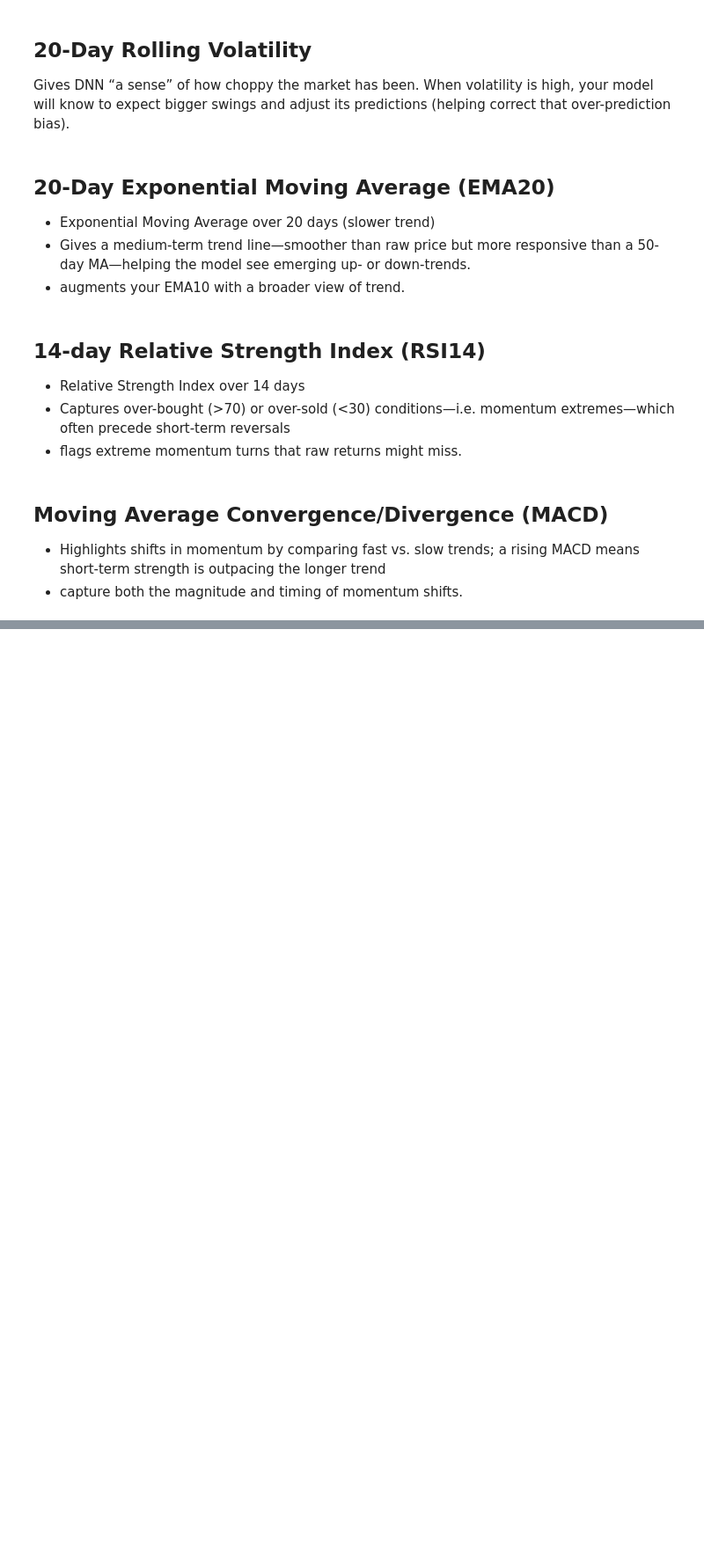
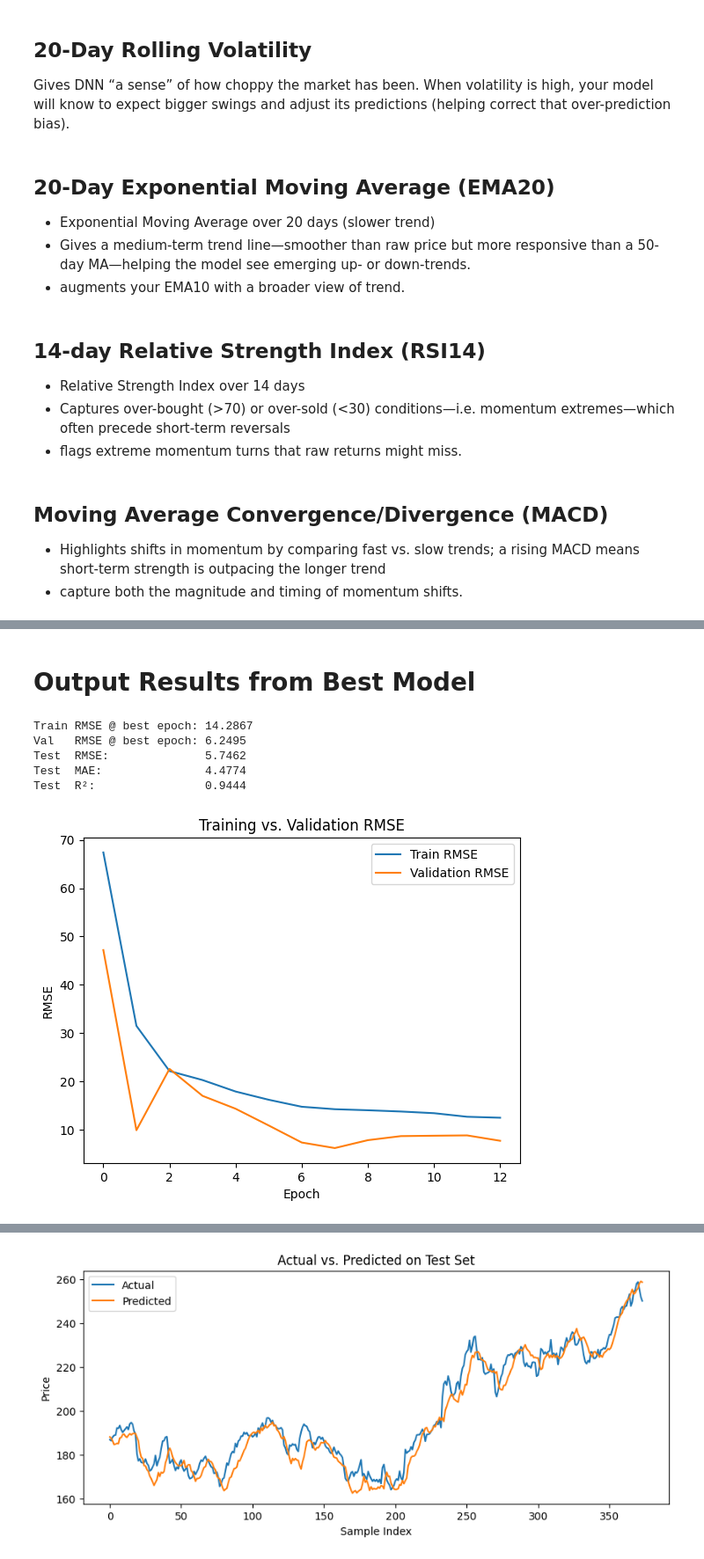
Before and after one commit to d1ananguyen/stock-market-prediction-project, a Jupyter notebook: notebooks/diana/models/DNN/dnn_model.ipynb, the cells around one changed output, grey strips where cells are left out. Shown: that part at 88% size. Drawn from its saved outputs; the diff is of its cells as text; code cells hidden in the pictures; blank space fills up the shorter version.

Commit message:
test rmse: 5.7

```diff
--- a/notebooks/diana/models/DNN/dnn_model.ipynb
+++ b/notebooks/diana/models/DNN/dnn_model.ipynb
@@ -371,0 +145,9 @@ plt.show()
+# %%
+window_size = 20  # your chosen look-back
+X_tr_full, y_tr = prep(train_df)
+X_va_full, y_va = prep(val_df)
+X_te_full, y_te = prep(test_df)
+
+X_train, y_train = make_windows(X_tr_full, y_tr, window_size)
+X_val,   y_val   = make_windows(X_va_full, y_va, window_size)
+X_test,  y_test  = make_windows(X_te_full, y_te, window_size)
@@ -371,0 +156,24 @@ plt.show()
+# %%
+def build_dnn(window_size,
+              num_features,
+              layer1_units,
+              layer2_units,
+              dropout_rate,
+              learning_rate):
+    """
+    Builds & compiles a 2-layer DNN with BatchNorm + Dropout.
+    """
+    model = Sequential([
+        Dense(layer1_units, activation='relu',
+              input_shape=(window_size * num_features,)),
+        BatchNormalization(),
+        Dense(layer2_units, activation='relu'),
+        Dropout(dropout_rate),
+        Dense(1)
+    ])
+    model.compile(
+        optimizer=tf.keras.optimizers.Adam(learning_rate),
+        loss='mse',
+        metrics=[tf.keras.metrics.RootMeanSquaredError(name='rmse')]
+    )
+    return model
@@ -371,0 +408,17 @@ plt.show()
+# %% [markdown]
+# Output Results from Best Model
+# %%
+print(f"Train RMSE @ best epoch: {train_rmse:.4f}")
+print(f"Val   RMSE @ best epoch: {val_rmse:.4f}")
+print(f"Test  RMSE:              {test_rmse:.4f}")
+print(f"Test  MAE:               {test_mae:.4f}")
+print(f"Test  R²:                {test_r2:.4f}")
+
+plot_diagnostics(best_history, best_model, X_test, y_test)
+# %% [output]
+Train RMSE @ best epoch: 14.2867
+Val   RMSE @ best epoch: 6.2495
+Test  RMSE:              5.7462
+Test  MAE:               4.4774
+Test  R²:                0.9444
+[figure, added]
@@ -371,0 +426 @@ plt.show()
+[figure, added]
```
Also changed, not shown: parts of 44 cells of this notebook, 1 other file.
